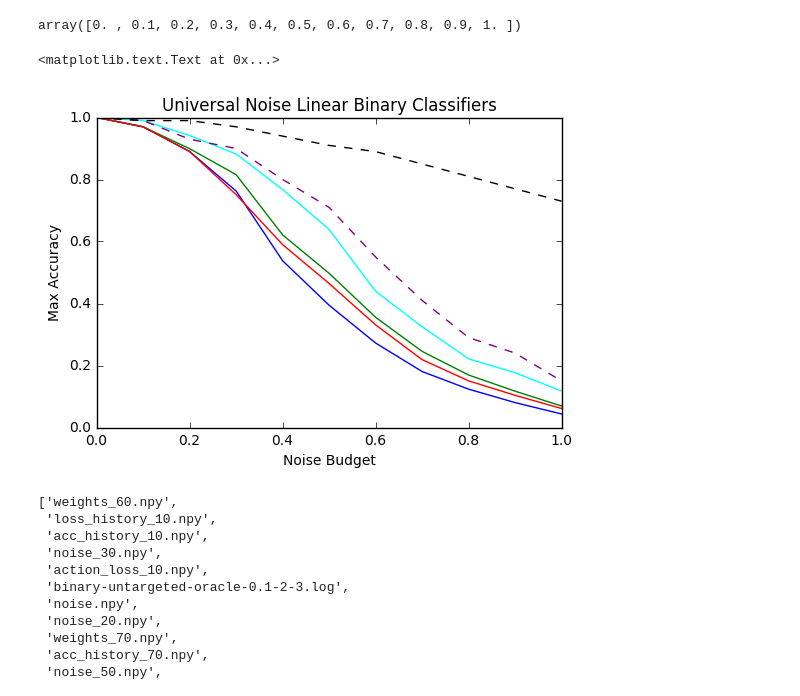
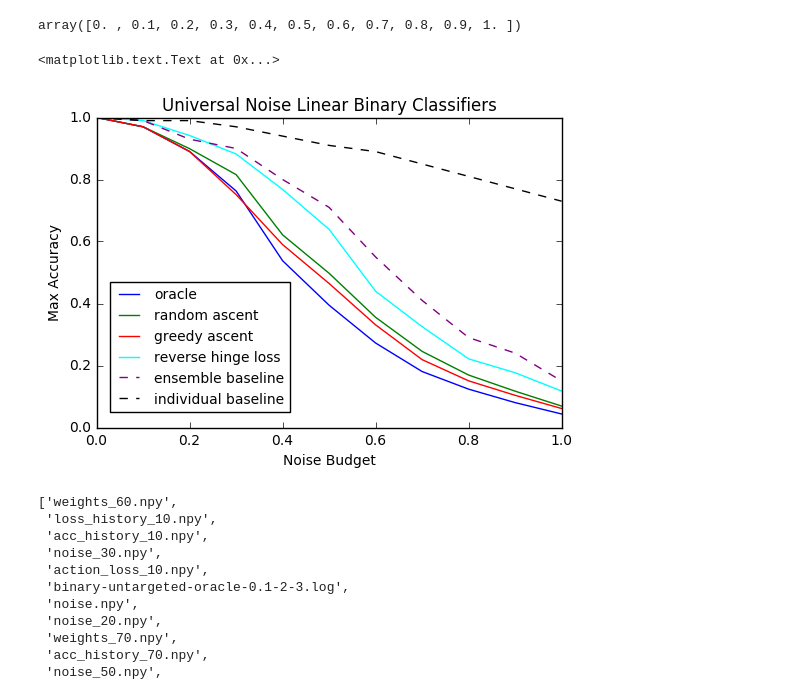
Before and after one commit to kojino/icml, a Jupyter notebook: binary_analysis.ipynb, the cells around one changed output. Saved outputs shown, nothing was run; the diff lists cells and outputs as text; code cells hidden in the pictures.

```diff
--- a/binary_analysis.ipynb
+++ b/binary_analysis.ipynb
@@ -152,17 +152,18 @@ array([0. , 0.1, 0.2, 0.3, 0.4, 0.5, 0.6, 0.7, 0.8, 0.9, 1. ])
 # %%
 display_folders = ["oracle", 'random ascent', 'greedy ascent', 'reverse hinge loss']
 colors = ["blue", "green", "red", "cyan"]
 for i, r in enumerate(results):
     plt.plot(np.linspace(0, 1, 11), [1.0] + r, color=colors[i])
 plt.plot(np.linspace(0, 1, 11), ensemble_trend, linestyle="--", color="purple")
 plt.plot(np.linspace(0, 1, 11), best_model_trend, linestyle="--", color="black")
-# plt.legend(display_folders + ["ensemble baseline"], loc="right", bbox_to_anchor=(1,.55), fontsize=8)
+plt.legend(display_folders + ["ensemble baseline", "individual baseline"], loc="right",
+           bbox_to_anchor=(.43,.26), fontsize=10)
 plt.title("Universal Noise Linear Binary Classifiers")
 plt.ylabel("Max Accuracy")
 plt.xlabel("Noise Budget")
 # %% [output]
 <matplotlib.text.Text at 0x...>
-[figure, old version]
+[figure, new version]
 # %%
 import os
 os.listdir("binary_experiments/binary-untargeted-oracle-0.1-2-3")
```
Also changed, not shown: parts of 1 cell of this notebook, 5 other files.
